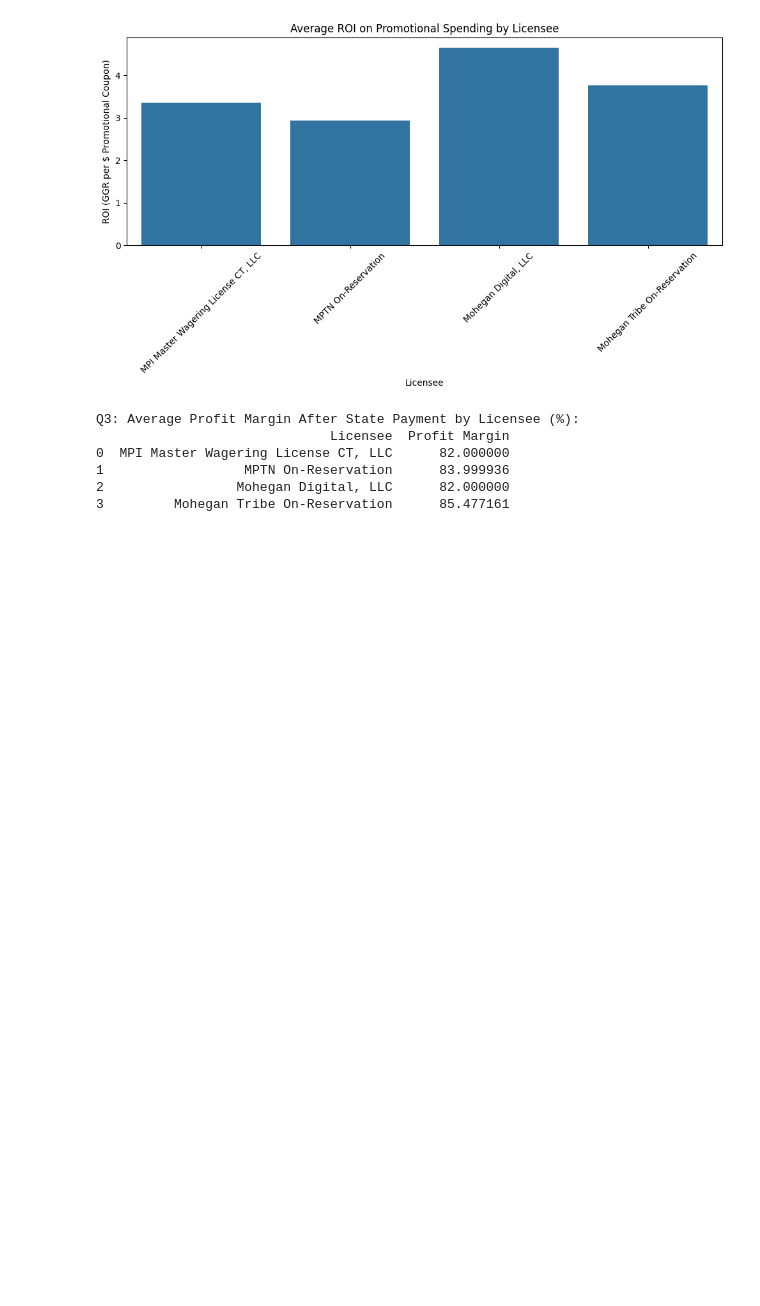
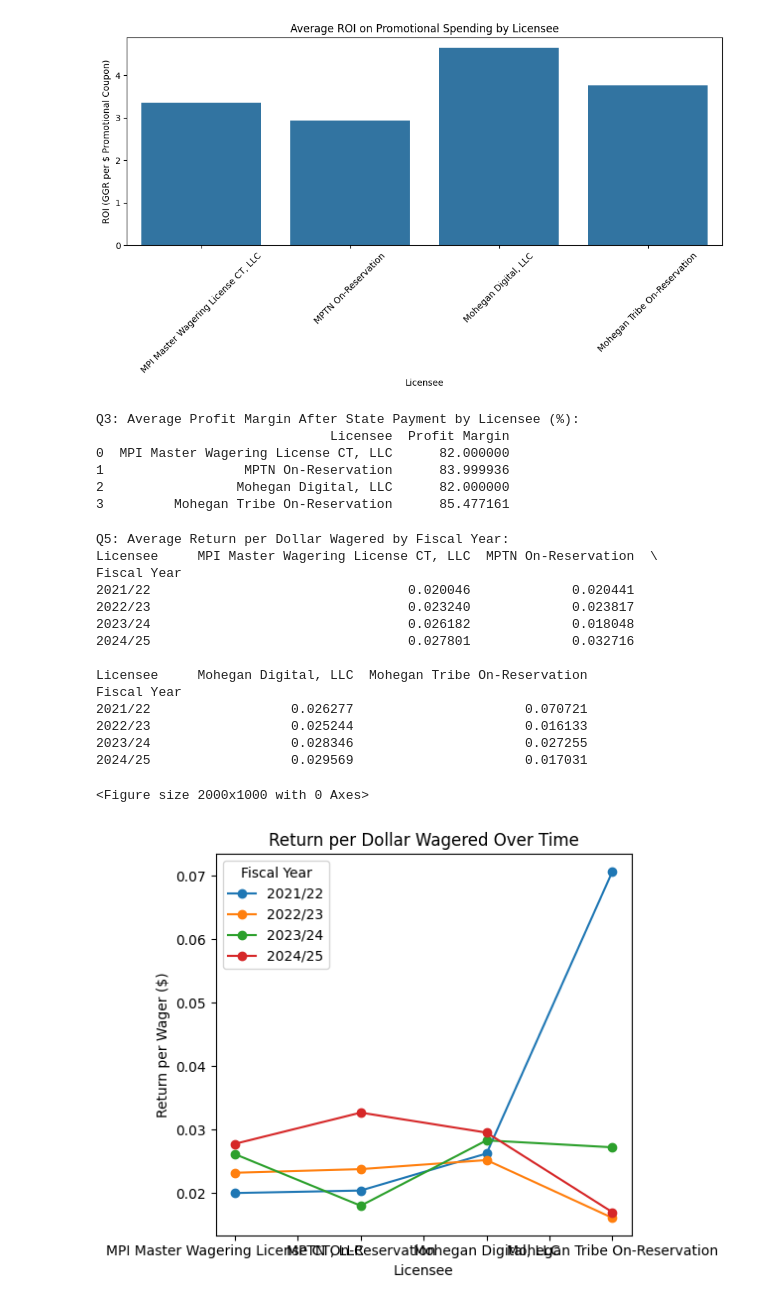
Before and after one commit to Phionanamugga/EDA_Tax_returns, a Jupyter notebook: casino_tax_returns.ipynb, the cells around one changed output. Drawn from its saved outputs; the diff is of its cells as text; code cells hidden in the pictures; blank space fills up the shorter version.

Commit message:
shows dollars wagered over time[#189033653]

```diff
--- a/casino_tax_returns.ipynb
+++ b/casino_tax_returns.ipynb
@@ -186,2 +185,35 @@ Q3: Average Profit Margin After State Payment by Licensee (%):
+# %%
+# What is the average monthly return per dollar wagered (GGR/Wagers) for each licensee, and how does this metric trend across fiscal years?
+# Return per Dollar Wagered ---
+df['Return per Wager'] = df['Total Gross Gaming Revenue'] / df['Wagers']
+return_summary = df.groupby(['Fiscal Year', 'Licensee'])['Return per Wager'].mean().unstack()
+print("\nQ5: Average Return per Dollar Wagered by Fiscal Year:")
+print(return_summary)
+
+plt.figure(figsize=(10,6))
+return_summary.T.plot(kind='line', marker='o')
+plt.title('Return per Dollar Wagered Over Time')
+plt.xlabel('Licensee')
+plt.ylabel('Return per Wager ($)')
+plt.legend(title='Fiscal Year')
+plt.tight_layout()
+plt.show()
+# %% [output]
+Q5: Average Return per Dollar Wagered by Fiscal Year:
+Licensee     MPI Master Wagering License CT, LLC  MPTN On-Reservation  \
+Fiscal Year
+2021/22                                 0.020046             0.020441
+2022/23                                 0.023240             0.023817
+2023/24                                 0.026182             0.018048
+2024/25                                 0.027801             0.032716
+
+Licensee     Mohegan Digital, LLC  Mohegan Tribe On-Reservation
+Fiscal Year
+2021/22                  0.026277                      0.070721
+2022/23                  0.025244                      0.016133
+2023/24                  0.028346                      0.027255
+2024/25                  0.029569                      0.017031
+<Figure size 2000x1000 with 0 Axes>
+[figure, added]
 # %%
 # Are there specific months or seasons where business returns (GGR and Payments) consistently outperform others, and how can this inform resource allocation?
```
Also changed, not shown: parts of 2 cells of this notebook.
